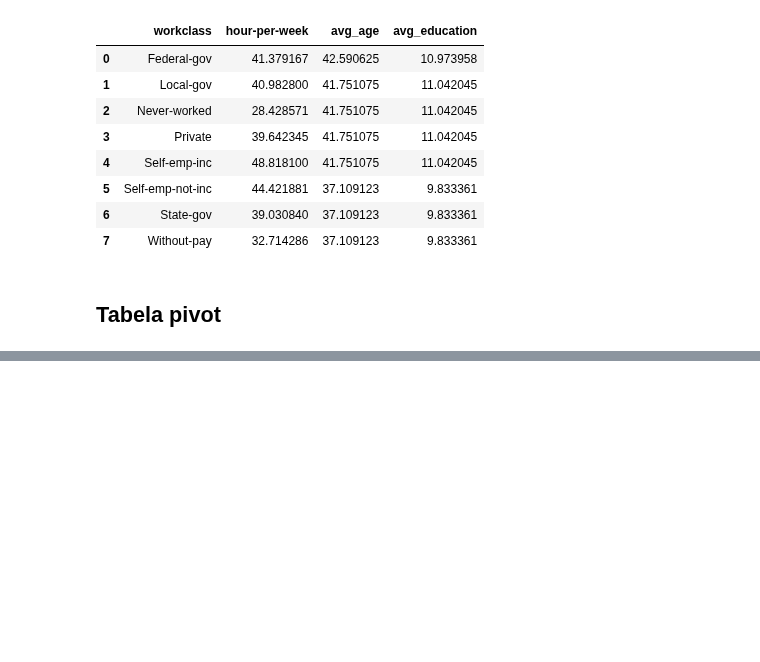
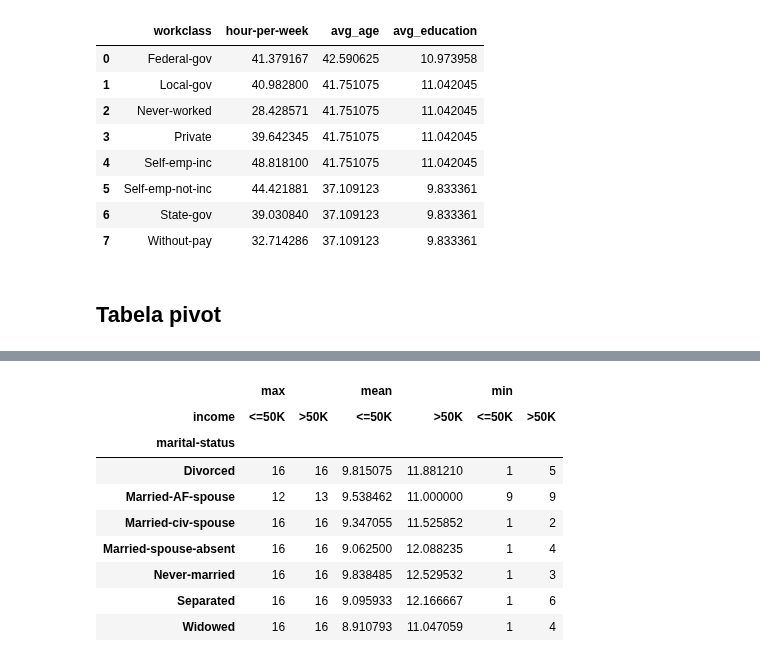
Before and after one commit to Joao-Inacio/Pandas-Descomplicado-Um-Guia-Pratico-para-Iniciantes, a Jupyter notebook: 0.2_Dataframe/dataframe.ipynb, the cells around one changed output, grey strips where cells are left out. Saved outputs shown, nothing was run; the diff lists cells and outputs as text; code cells hidden in the pictures; blank space fills up the shorter version.

Commit message:
Tabelas pivot

```diff
--- a/0.2_Dataframe/dataframe.ipynb
+++ b/0.2_Dataframe/dataframe.ipynb
@@ -1401,0 +1430,18 @@ group.assign(
+# %%
+df.pivot_table(
+    index='marital-status',
+    columns='income',
+    values='education-num',
+    aggfunc=('mean', 'max', 'min')
+)
+# %% [output]
+|  | max |  | mean |  | min |  |
+| income | <=50K | >50K | <=50K | >50K | <=50K | >50K |
+| marital-status |  |  |  |  |  |  |
+| Divorced | 16 | 16 | 9.815075 | 11.881210 | 1 | 5 |
+| Married-AF-spouse | 12 | 13 | 9.538462 | 11.000000 | 9 | 9 |
+| Married-civ-spouse | 16 | 16 | 9.347055 | 11.525852 | 1 | 2 |
+| Married-spouse-absent | 16 | 16 | 9.062500 | 12.088235 | 1 | 4 |
+| Never-married | 16 | 16 | 9.838485 | 12.529532 | 1 | 3 |
+| Separated | 16 | 16 | 9.095933 | 12.166667 | 1 | 6 |
+| Widowed | 16 | 16 | 8.910793 | 11.047059 | 1 | 4 |
```
Also changed, not shown: parts of 3 cells of this notebook.
